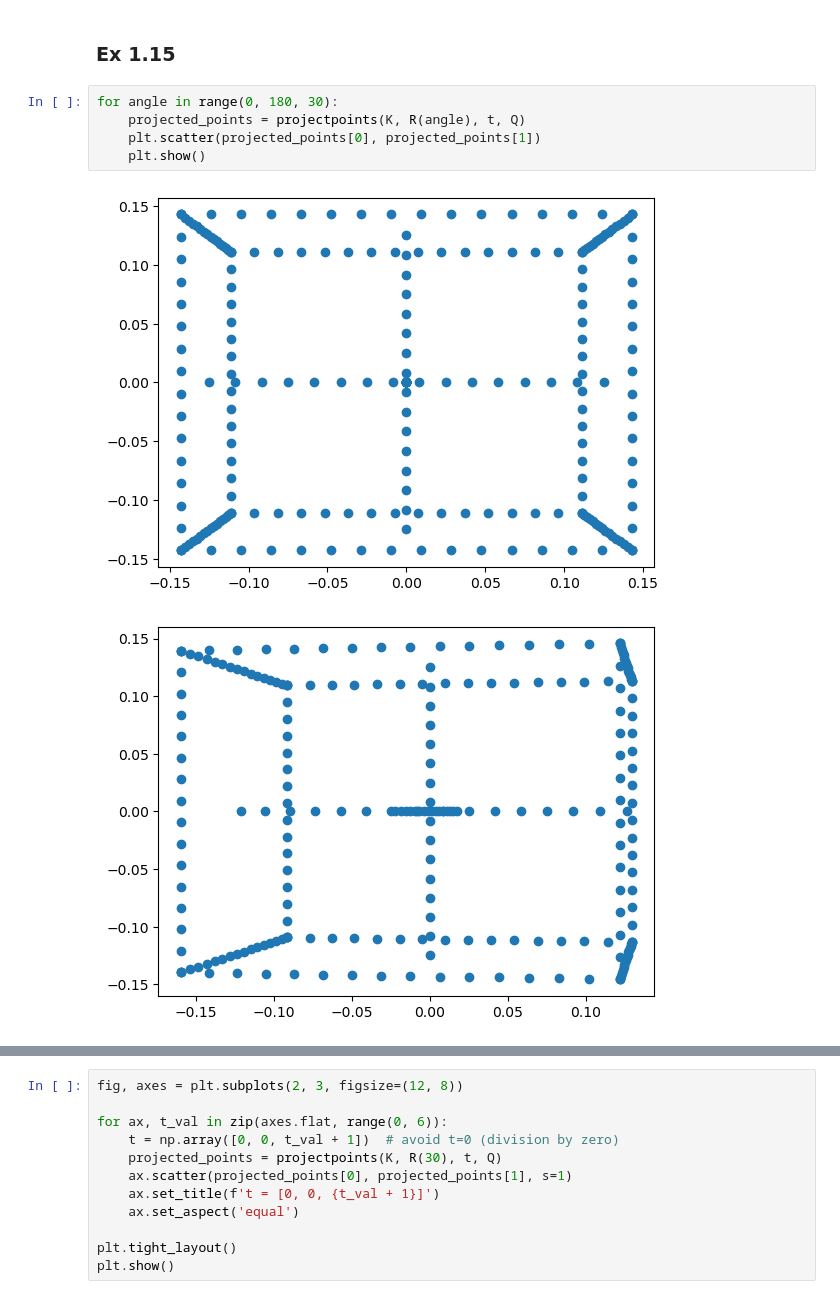
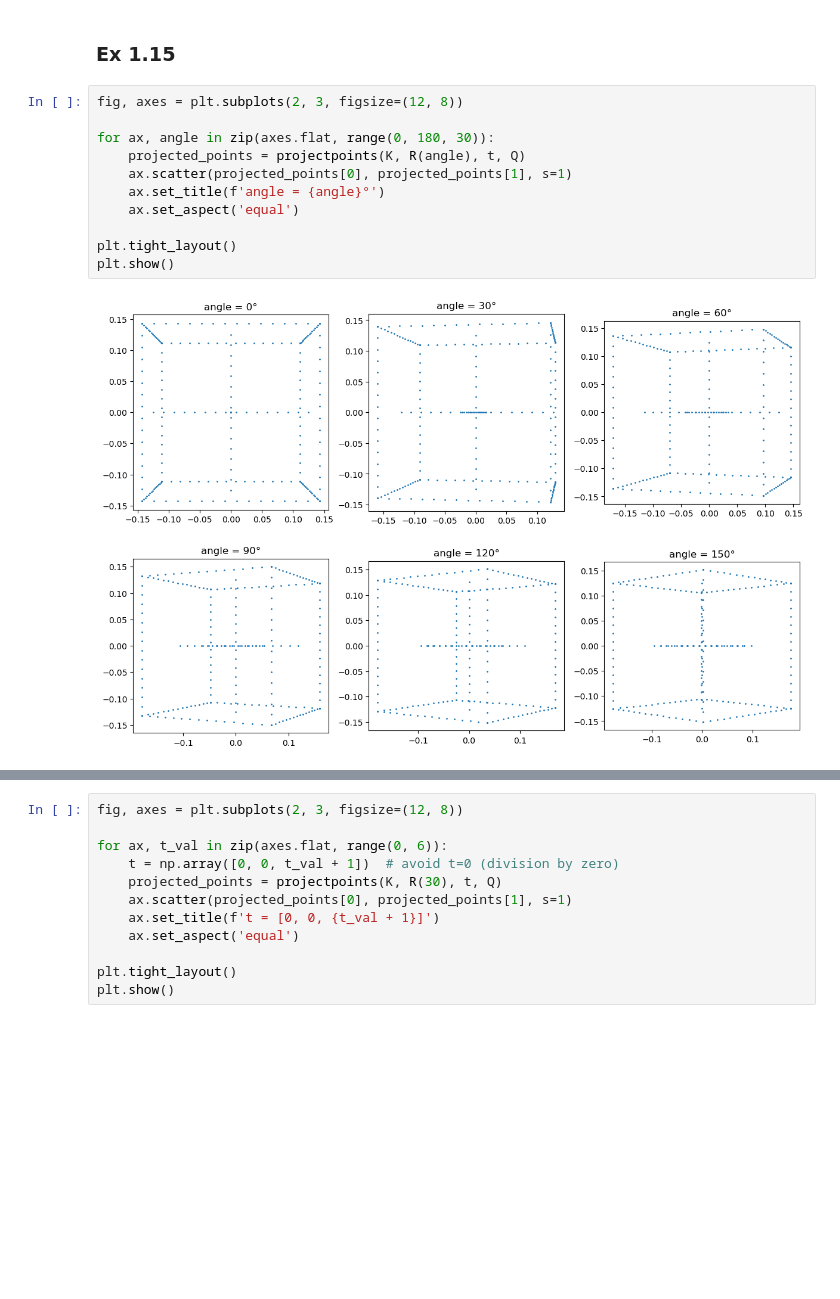
Before and after one commit to lukasfalk/02504-Computer-Vision, a Jupyter notebook: Week1/Week1.ipynb, the cells around one changed output, grey strips where cells are left out. Drawn from its saved outputs; the diff is of its cells as text; blank space fills up the shorter version.

```diff
--- a/Week1/Week1.ipynb
+++ b/Week1/Week1.ipynb
@@ -226,10 +226,15 @@ plt.show()
 # %% [markdown]
 ### Ex 1.15
 # %%
-for angle in range(0, 180, 30):
+fig, axes = plt.subplots(2, 3, figsize=(12, 8))
+
+for ax, angle in zip(axes.flat, range(0, 180, 30)):
     projected_points = projectpoints(K, R(angle), t, Q)
-    plt.scatter(projected_points[0], projected_points[1])
-    plt.show()
+    ax.scatter(projected_points[0], projected_points[1], s=1)
+    ax.set_title(f'angle = {angle}°')
+    ax.set_aspect('equal')
+
+plt.tight_layout()
+plt.show()
 # %% [output]
-[figure, old version]
+[figure, new version]
-[figure, removed]
```
Also changed, not shown: parts of 5 cells of this notebook, 2 other files.
